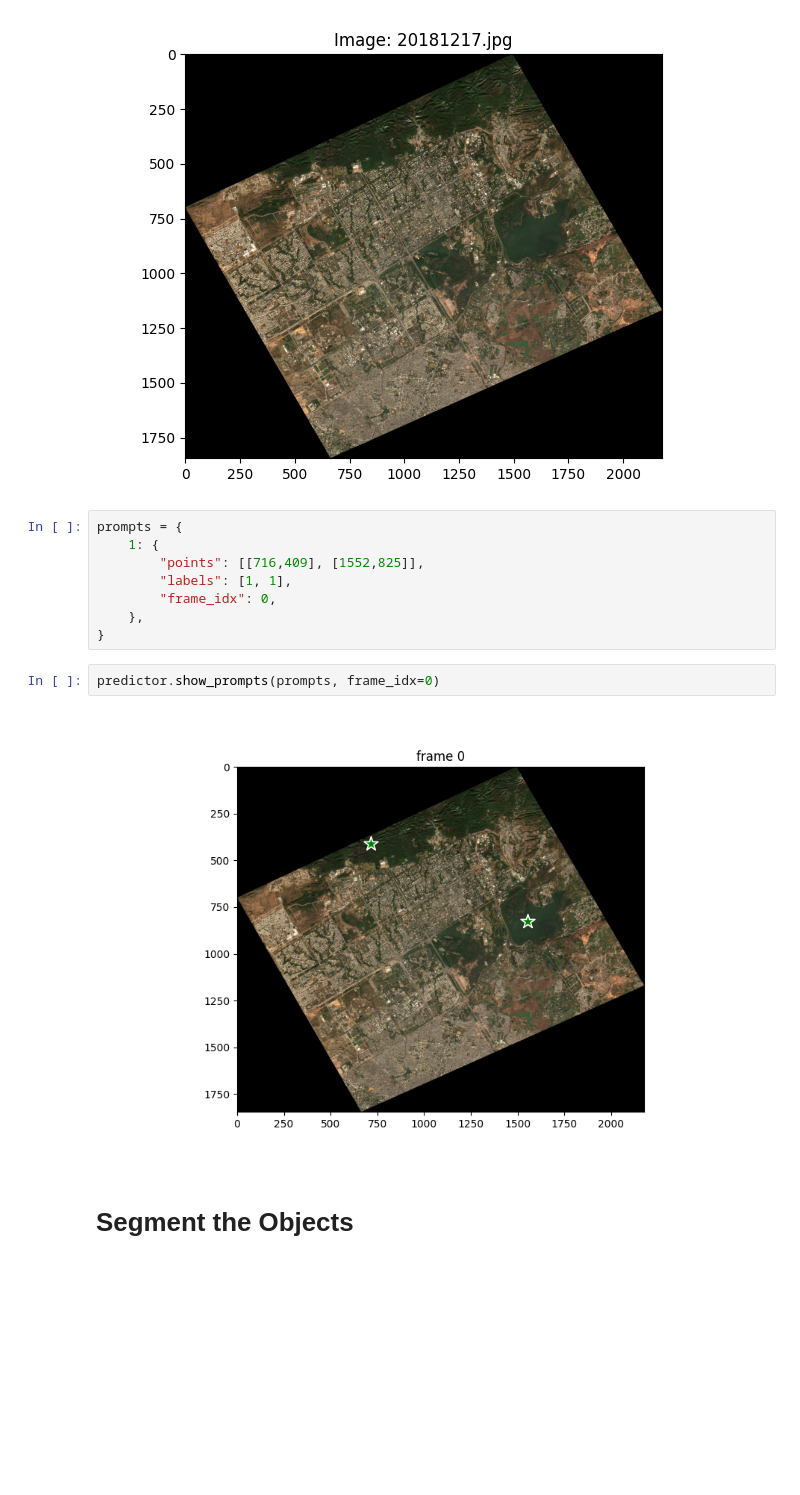
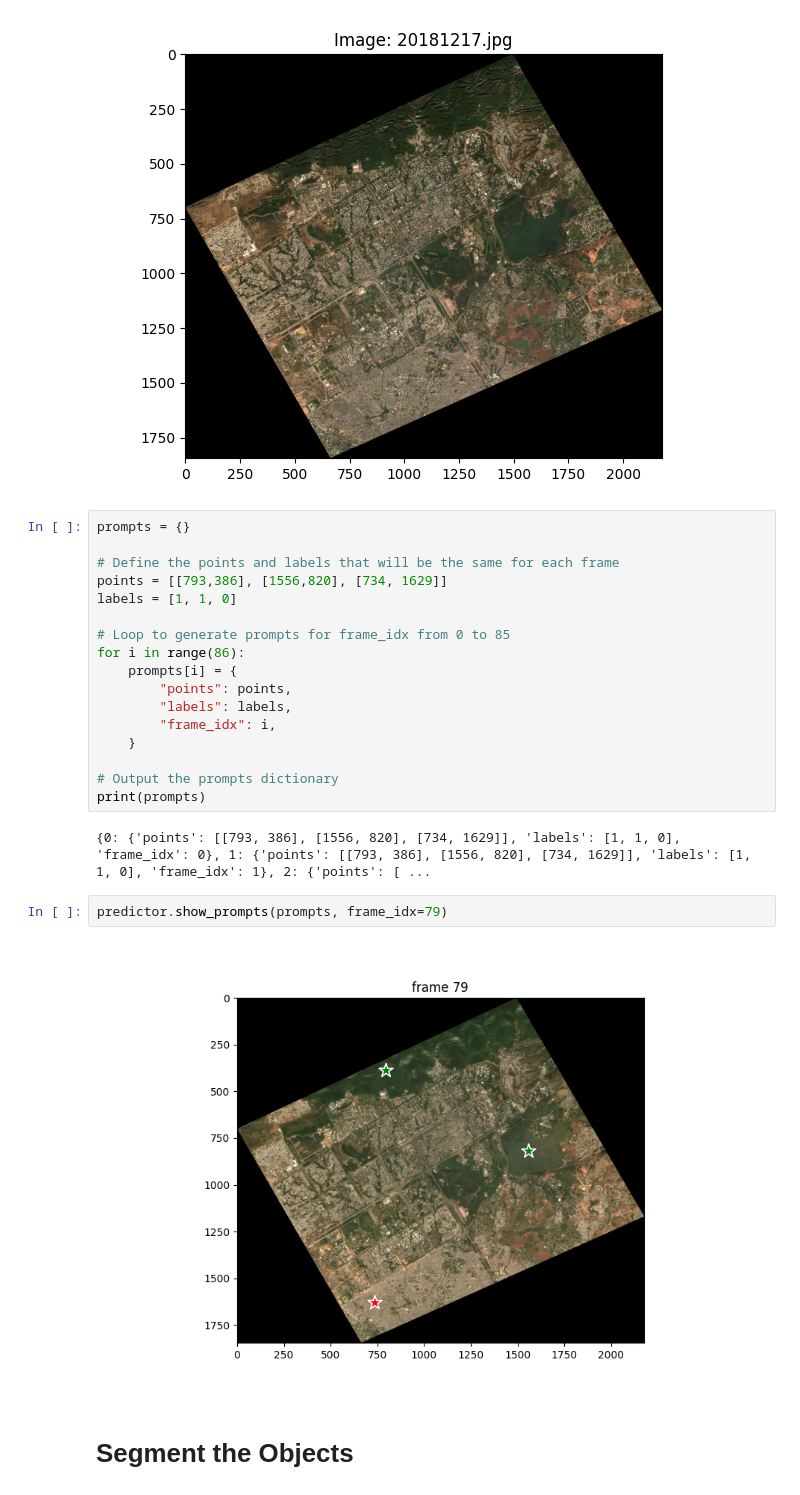
Before and after one commit to Faareh-Ahmed/Segment-Green-Spaces, a Jupyter notebook: GreenSpaceSAM2.ipynb, the cells around one changed output. Cells and saved outputs as stored; diff of their text form; blank space fills up the shorter version.

Commit message:
Declare Points for all images

```diff
--- a/GreenSpaceSAM2.ipynb
+++ b/GreenSpaceSAM2.ipynb
@@ -103,18 +85,29 @@ predictor.show_images()
 # %% [output]
 interactive(children=(IntSlider(value=0, description='Image', max=85), Output()), _dom_classes=('widget-intera…
 [figure]
-# %%
-prompts = {
-    1: {
-        "points": [[716,409], [1552,825]],
-        "labels": [1, 1],
-        "frame_idx": 0,
-    },
-}
+# %%
+prompts = {}
+
+# Define the points and labels that will be the same for each frame
+points = [[793,386], [1556,820], [734, 1629]]
+labels = [1, 1, 0]
+
+# Loop to generate prompts for frame_idx from 0 to 85
+for i in range(86):
+    prompts[i] = {
+        "points": points,
+        "labels": labels,
+        "frame_idx": i,
+    }
+
+# Output the prompts dictionary
+print(prompts)
+# %% [output]
+{0: {'points': [[793, 386], [1556, 820], [734, 1629]], 'labels': [1, 1, 0], 'frame_idx': 0}, 1: {'points': [[793, 386], [1556, 820], [734, 1629]], 'labels': [1, 1, 0], 'frame_idx': 1}, 2: {'points': [ ...
 # %%
-predictor.show_prompts(prompts, frame_idx=0)
+predictor.show_prompts(prompts, frame_idx=79)
 # %% [output]
-[figure, old version]
+[figure, new version]
 # %% [markdown]
 # Segment the Objects
 # %%
```
Also changed, not shown: parts of 3 cells of this notebook.
